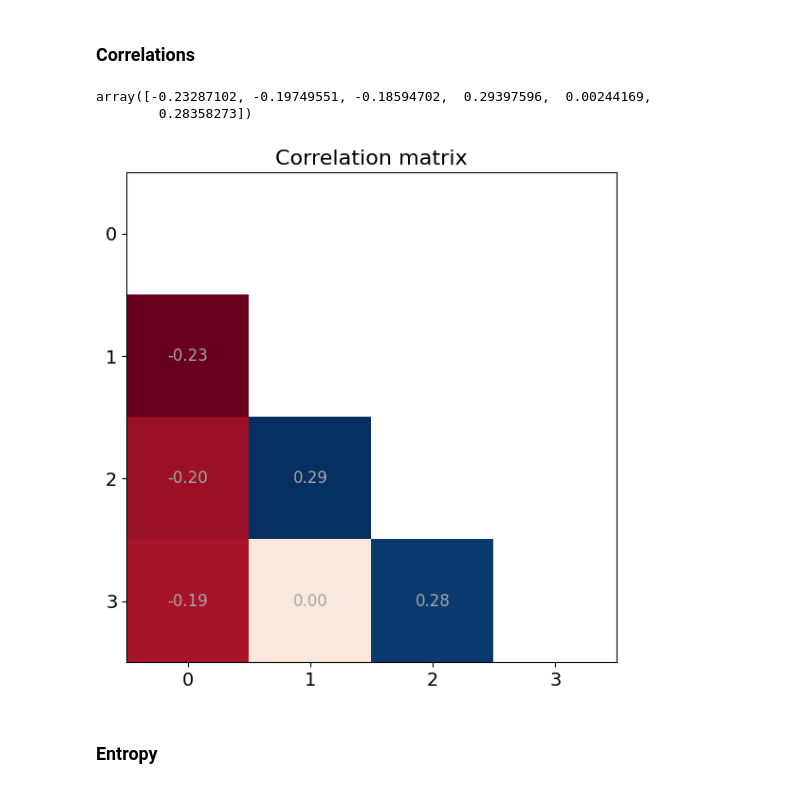
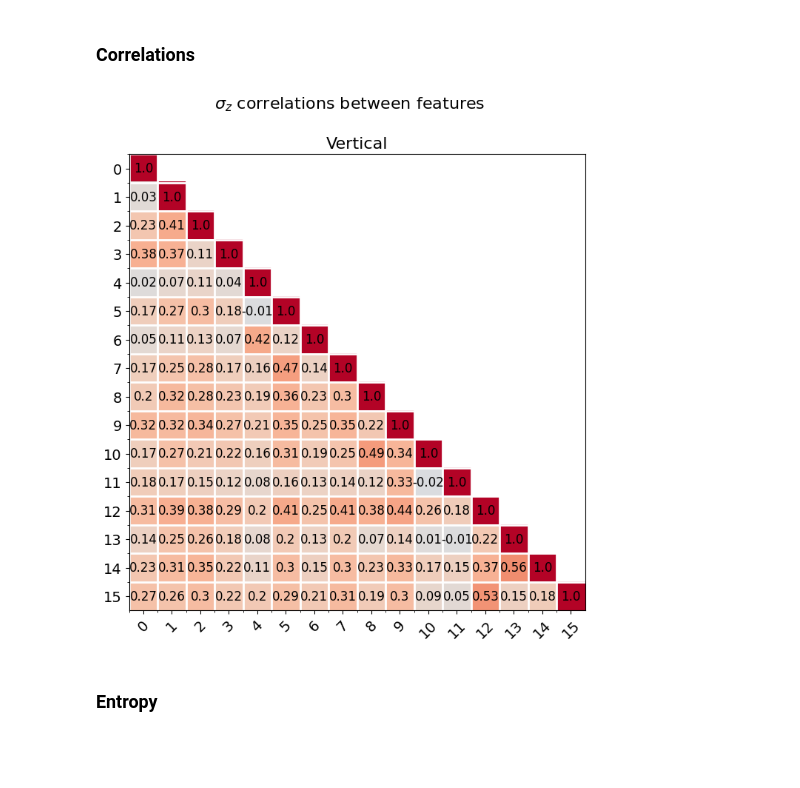
Before and after one commit to c0pp1/TTN4HEP, a Jupyter notebook: TTN/myttnlibrary.ipynb, the cells around one changed output. Cells and saved outputs as stored; diff of their text form; code cells hidden in the pictures; blank space fills up the shorter version.

```diff
--- a/TTN/myttnlibrary.ipynb
+++ b/TTN/myttnlibrary.ipynb
@@ -414,25 +426,31 @@ for combo in feat_combos:
-# %%
-corr[ np.nonzero(corr) ]
-# %% [output]
-array([-0.23287102, -0.19749551, -0.18594702,  0.29397596,  0.00244169,
-        0.28358273])
-# %%
-fig, ax = plt.subplots(1, 1, figsize=(8, 6))
-corr[np.where(corr == 0)] = np.nan
-ax.imshow(corr.T, cmap='RdBu')
-# Loop over data dimensions and create text annotations.
-for combo in feat_combos:
-    text = ax.text(*combo, f'{corr[combo]:.2f}',
-                    ha="center", va="center", color="0.65", fontsize=FONTSIZE-2)
-
-labels = np.arange(model.n_features)
-ax.set_xticks(np.arange(model.n_features), labels=labels, fontsize=FONTSIZE)
-ax.set_yticks(np.arange(model.n_features), labels=labels, fontsize=FONTSIZE)
-ax.set_title('Correlation matrix', fontsize=FONTSIZE+2)
-fig.tight_layout()
-#fig.savefig(MODEL_DIR + f'/correlation_matrix_{DATASET}_bd{BOND_DIM}_{MAPPING}_{now.strftime("%Y%m%d-%H%M%S")}.png')
-# %% [output]
-[figure, removed]
+# %%
+def plot_correlations(corr, features, labels, fig=None, axs=None):
+    if axs is None:
+        fig, axs = plt.subplots(1, len(labels), figsize=(8*len(labels), 8))
+    axs = np.atleast_1d(axs)
+    for i, ax in enumerate(axs):
+        im = ax.imshow(corr[:, :, i].T, cmap='coolwarm', vmin=-1, vmax=1, aspect='equal')
+        ax.set_xticks(np.arange(len(features)), features, fontsize=FONTSIZE, rotation=45)
+        ax.set_yticks(np.arange(len(features)), features, fontsize=FONTSIZE)
+        # Minor ticks
+        ax.set_xticks(np.arange(-.5, len(features)-1, 1), minor=True)
+        ax.set_yticks(np.arange(-.5, len(features)-1, 1), minor=True)
+
+        # Gridlines based on minor ticks
+        ax.grid(which='minor', color='w', linestyle='-', linewidth=2)
+        #ax.set_xticklabels(features)
+        #ax.set_yticklabels(features)
+        ax.set_title(labels[i], fontsize=FONTSIZE+2)
+        for n in range(len(features)):
+            for m in range(n+1):
+                text = ax.text(m, n, round(corr[m, n, i], 2), ha='center', va='center', color='black', fontsize=FONTSIZE-2)
+    return fig, axs
+# %%
+fig, axs = plot_correlations(corr, np.arange(model.n_features), ['Vertical'])
+fig.suptitle(r'$\sigma_z$ correlations between features', fontsize=FONTSIZE+2)
+fig.savefig(MODEL_DIR + f'/correlations_{DATASET}_bd{BOND_DIM}_{MAPPING}_{now.strftime("%Y%m%d-%H%M%S")}.png')
+# %% [output]
+[figure, added]
 # %% [markdown]
 ### Entropy
 # %%
```
Also changed, not shown: parts of 36 cells of this notebook, 26 other files.
